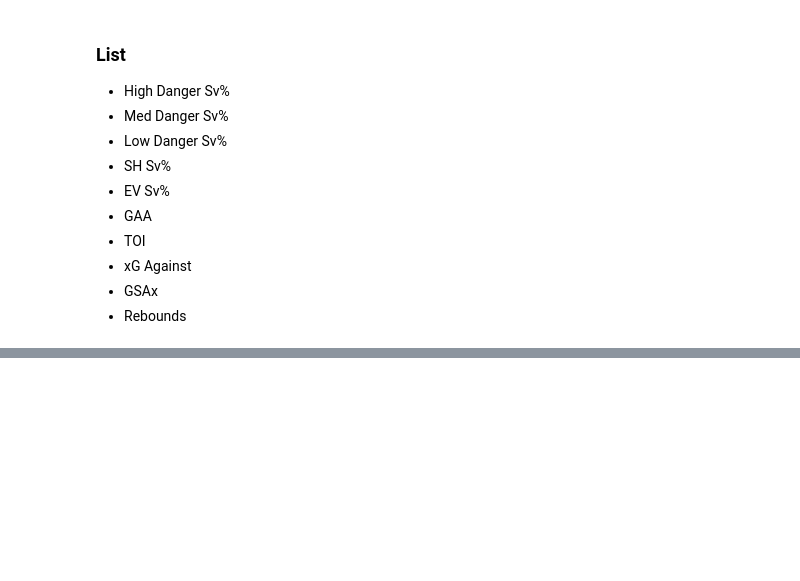
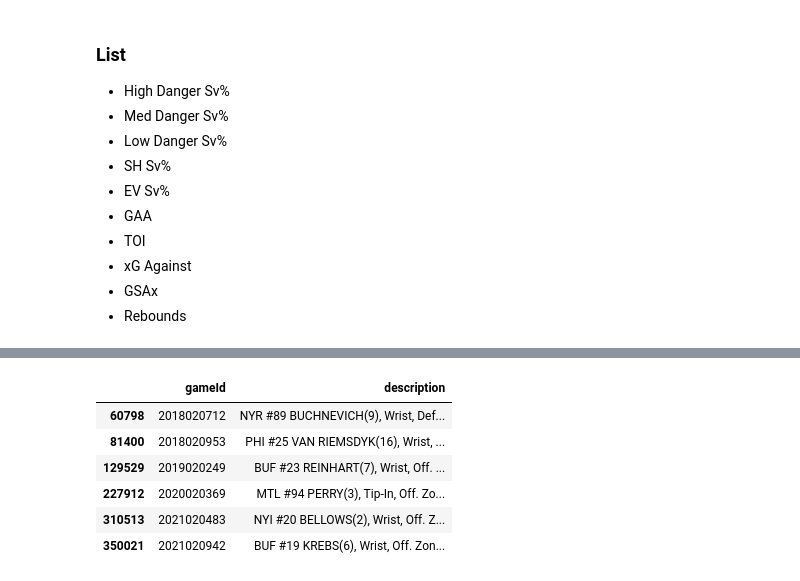
Before and after one commit to CharlesJub/HockeySavant, a Jupyter notebook: scripts/percentiles.ipynb, the cells around one changed output, grey strips where cells are left out. Cells and saved outputs as stored; diff of their text form; code cells hidden in the pictures; blank space fills up the shorter version.

```diff
--- a/scripts/percentiles.ipynb
+++ b/scripts/percentiles.ipynb
@@ -256,0 +419,11 @@ conn.close()
+# %%
+# play_by_play[(play_by_play['isHome'] ==1) & (play_by_play['period_x'] ==2) & (play_by_play['isGoal'] ==1)].plot(x='flippedCoordsX', y='flippedCoordsY', kind='scatter')
+play_by_play[(play_by_play['isHome'] ==1) & (play_by_play['period_x'] ==3) & (play_by_play['isGoal'] ==1) & (play_by_play['flippedCoordsX']  < -50)][['gameId','description']]
+# %% [output]
+|  | gameId | description |
+| 60798 | 2018020712 | NYR #89 BUCHNEVICH(9), Wrist, Def... |
+| 81400 | 2018020953 | PHI #25 VAN RIEMSDYK(16), Wrist, ... |
+| 129529 | 2019020249 | BUF #23 REINHART(7), Wrist, Off. ... |
+| 227912 | 2020020369 | MTL #94 PERRY(3), Tip-In, Off. Zo... |
+| 310513 | 2021020483 | NYI #20 BELLOWS(2), Wrist, Off. Z... |
+| 350021 | 2021020942 | BUF #19 KREBS(6), Wrist, Off. Zon... |
```
Also changed, not shown: parts of 10 cells of this notebook, 1 other file.
